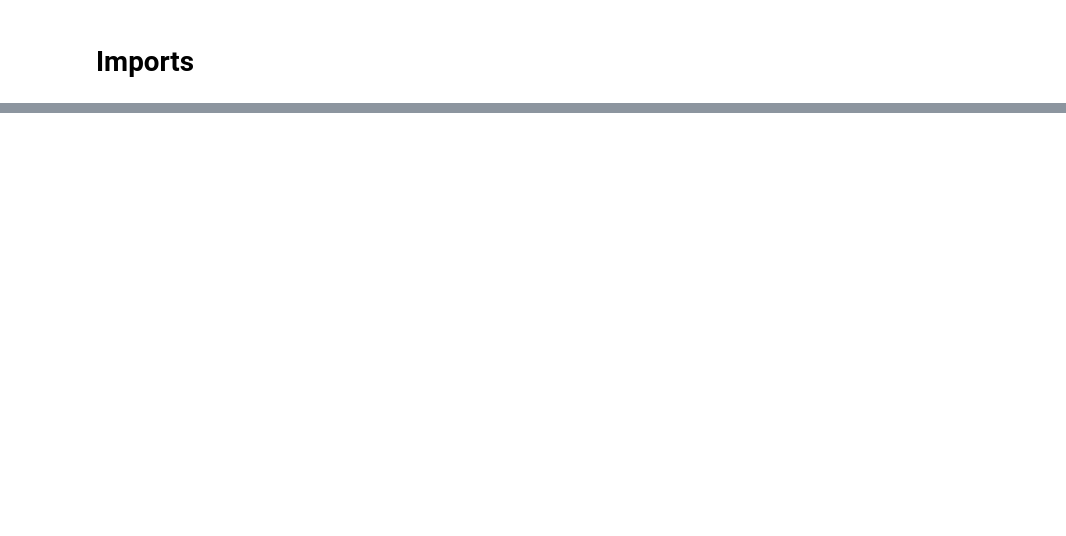
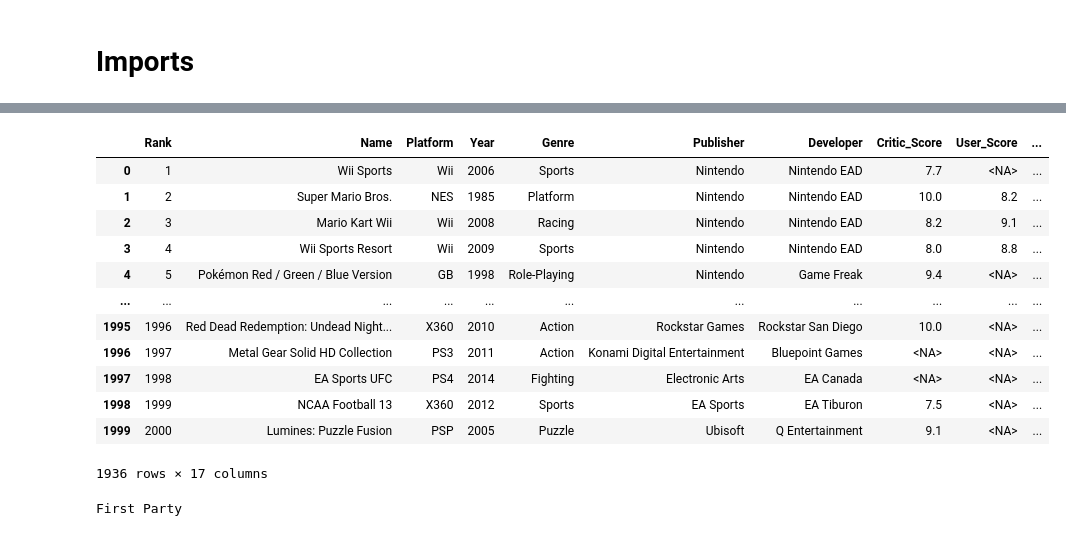
Before and after one commit to candersen114/Python2Source, a Jupyter notebook: finalproj.ipynb, the cells around one changed output, grey strips where cells are left out. Cells and saved outputs as stored; diff of their text form; code cells hidden in the pictures; blank space fills up the shorter version.

```diff
--- a/finalproj.ipynb
+++ b/finalproj.ipynb
@@ -50,0 +250,26 @@ dtype: object
+# %%
+df.describe(include="all")
+display(df)
+# %% [output]
+|  | Rank | Name | Platform | Year | Genre | Publisher | Developer | Critic_Score | User_Score | ... |
+| 0 | 1 | Wii Sports | Wii | 2006 | Sports | Nintendo | Nintendo EAD | 7.7 | <NA> | ... |
+| 1 | 2 | Super Mario Bros. | NES | 1985 | Platform | Nintendo | Nintendo EAD | 10.0 | 8.2 | ... |
+| 2 | 3 | Mario Kart Wii | Wii | 2008 | Racing | Nintendo | Nintendo EAD | 8.2 | 9.1 | ... |
+| 3 | 4 | Wii Sports Resort | Wii | 2009 | Sports | Nintendo | Nintendo EAD | 8.0 | 8.8 | ... |
+| 4 | 5 | Pokémon Red / Green / Blue Version | GB | 1998 | Role-Playing | Nintendo | Game Freak | 9.4 | <NA> | ... |
+| ... | ... | ... | ... | ... | ... | ... | ... | ... | ... | ... |
+| 1995 | 1996 | Red Dead Redemption: Undead Night... | X360 | 2010 | Action | Rockstar Games | Rockstar San Diego | 10.0 | <NA> | ... |
+| 1996 | 1997 | Metal Gear Solid HD Collection | PS3 | 2011 | Action | Konami Digital Entertainment | Bluepoint Games | <NA> | <NA> | ... |
+| 1997 | 1998 | EA Sports UFC | PS4 | 2014 | Fighting | Electronic Arts | EA Canada | <NA> | <NA> | ... |
+| 1998 | 1999 | NCAA Football 13 | X360 | 2012 | Sports | EA Sports | EA Tiburon | 7.5 | <NA> | ... |
+| 1999 | 2000 | Lumines: Puzzle Fusion | PSP | 2005 | Puzzle | Ubisoft | Q Entertainment | 9.1 | <NA> | ... |
+1936 rows × 17 columns
+# %%
+dictTest = {
+    ("Sony", "Sony Computer Entertainment America"): "First Party"
+}
+Manufacturer = "Sony"
+Publisher = "Sony Computer Entertainment America"
+print(dictTest[(Manufacturer, Publisher)])
+# %% [output]
+First Party
```
Also changed, not shown: parts of 7 cells of this notebook, 1 other file.
